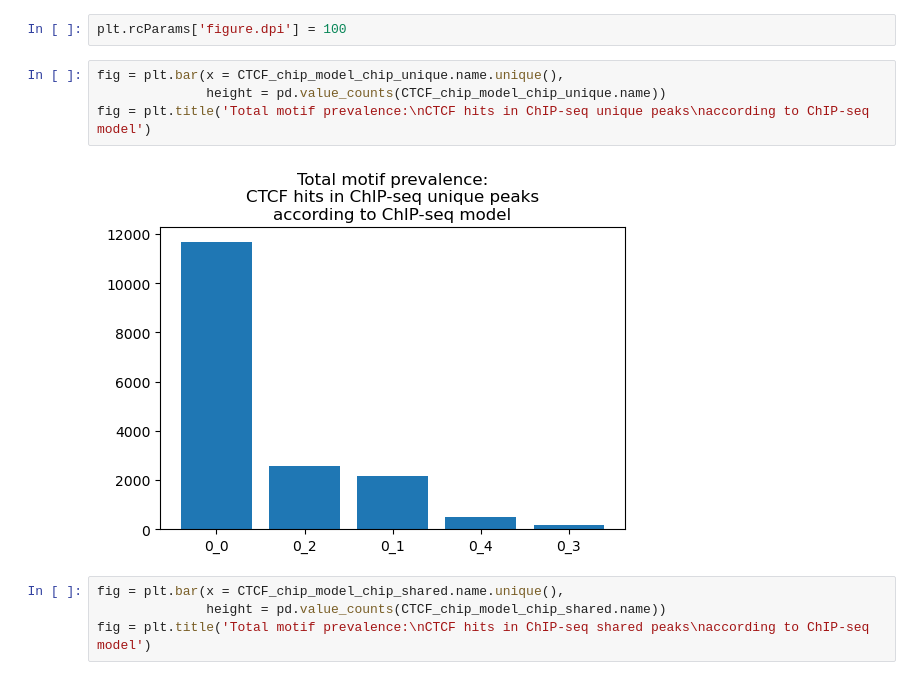
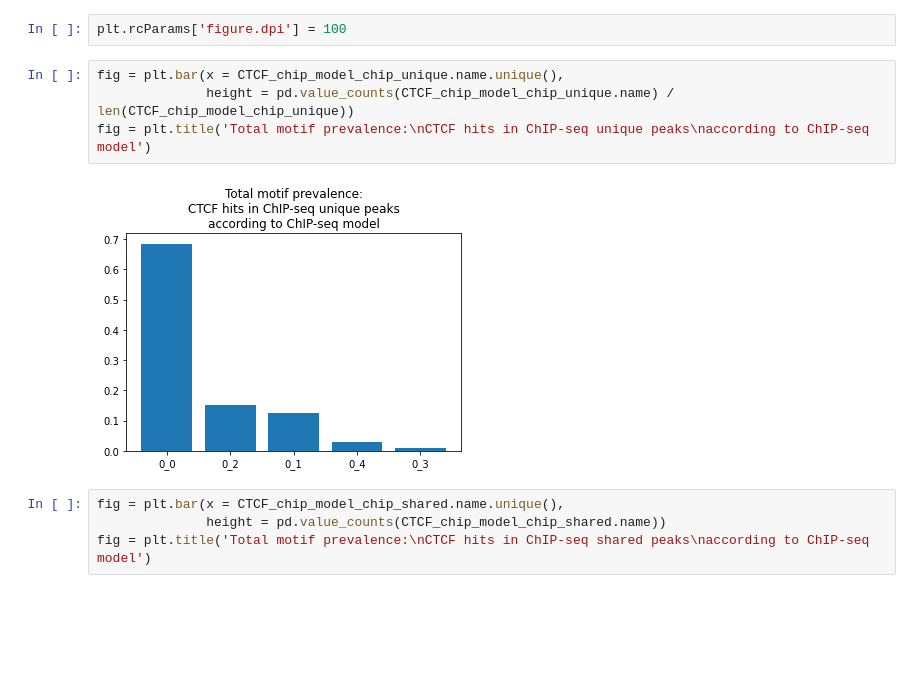
Before and after one commit to katie-sp/bpnet-internship, a Jupyter notebook: reports/katie_notebooks/round2_tasks_mar2022/TASK_2/hits_mixed_models_peak_subsets.ipynb, the cells around one changed output. Cells and saved outputs as stored; diff of their text form; blank space fills up the shorter version.

Commit message:
Added notebook for analysis of unique peaks (June 2022)

```diff
--- a/reports/katie_notebooks/round2_tasks_mar2022/TASK_2/hits_mixed_models_peak_subsets.ipynb
+++ b/reports/katie_notebooks/round2_tasks_mar2022/TASK_2/hits_mixed_models_peak_subsets.ipynb
@@ -72,10 +72,10 @@ FOSL2_cut_model_cut_shared = import_peak_table([f'{path}fosl2_tfm_results_mar23/
 plt.rcParams['figure.dpi'] = 100
 # %%
 fig = plt.bar(x = CTCF_chip_model_chip_unique.name.unique(),
-              height = pd.value_counts(CTCF_chip_model_chip_unique.name))
+              height = pd.value_counts(CTCF_chip_model_chip_unique.name) / len(CTCF_chip_model_chip_unique))
 fig = plt.title('Total motif prevalence:\nCTCF hits in ChIP-seq unique peaks\naccording to ChIP-seq model')
 # %% [output]
-[figure, old version]
+[figure, new version]
 # %%
 fig = plt.bar(x = CTCF_chip_model_chip_shared.name.unique(),
               height = pd.value_counts(CTCF_chip_model_chip_shared.name))
```
Also changed, not shown: 3 other files.
